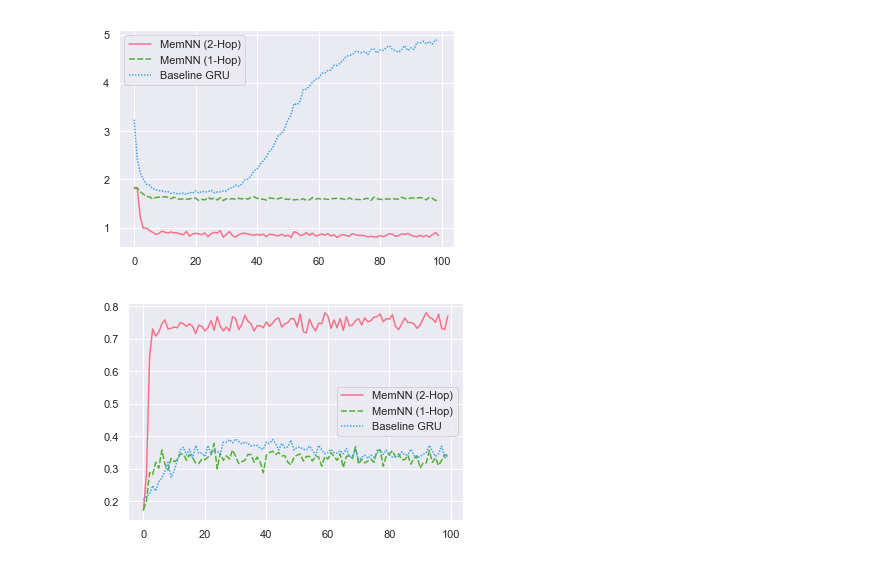
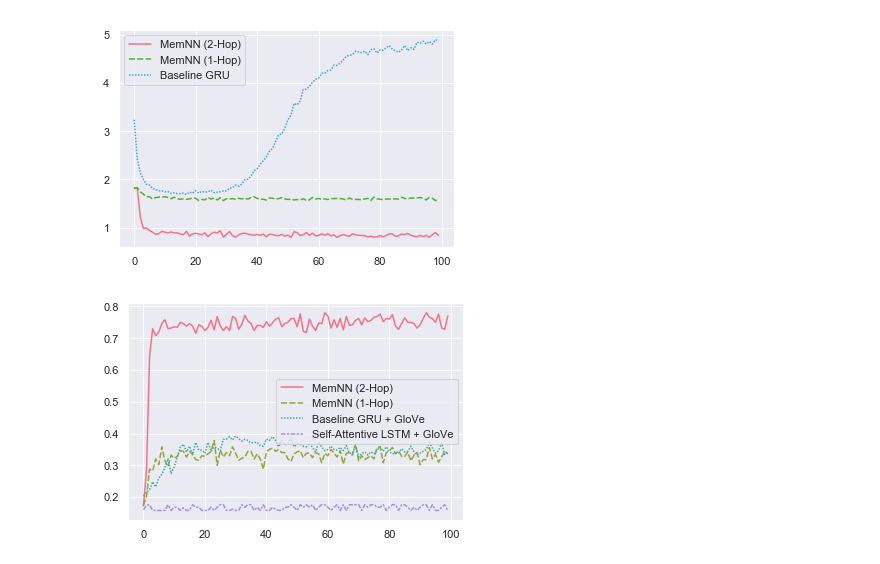
Before and after one commit to anatu/cs221_QA_AI, a Jupyter notebook: Results/Plots.ipynb, the cells around one changed output. Cells and saved outputs as stored; diff of their text form; code cells hidden in the pictures.

Commit message:
Updated plots w/ Self-attn

```diff
--- a/Results/Plots.ipynb
+++ b/Results/Plots.ipynb
@@ -12,6 +12,7 @@ Populating the interactive namespace from numpy and matplotlib
 mem2_hist = json.load(open("BABI_MEMNN_TWO_HOP_QA2_history.json", "r"))
 mem1_hist = json.load(open("BABI_MEMNN_ONE_HOP_QA2_history.json", "r"))
 baseline_hist = json.load(open("BASELINE_QA2_history.json", "r"))
+selfatn_hist = json.load(open("LSTM_SELFATTENTION_QA2_history.json", "r"))
 # %%
 xlen = len(baseline_hist["val_loss"])
 print(xlen)
@@ -30,13 +31,14 @@ accfig.savefig("val_loss.png")
 # %% [output]
 [figure]
 # %%
-palette = sns.color_palette("husl", 3)
+palette = sns.color_palette("husl", 4)
 acc_df = pd.DataFrame()
 acc_df["MemNN (2-Hop)"] = mem2_hist["val_acc"]
 acc_df["MemNN (1-Hop)"] = mem1_hist["val_acc"]
-acc_df["Baseline GRU"] = baseline_hist["val_acc"]
+acc_df["Baseline GRU + GloVe"] = baseline_hist["val_acc"]
+acc_df["Self-Attentive LSTM + GloVe"] = selfatn_hist["val_acc"]
 accplot = sns.lineplot(data = acc_df, markers = False, palette = palette)
 accfig = accplot.get_figure()
 accfig.savefig("val_acc.png")
 # %% [output]
-[figure, old version]
+[figure, new version]
```
Also changed, not shown: 1 other file.
